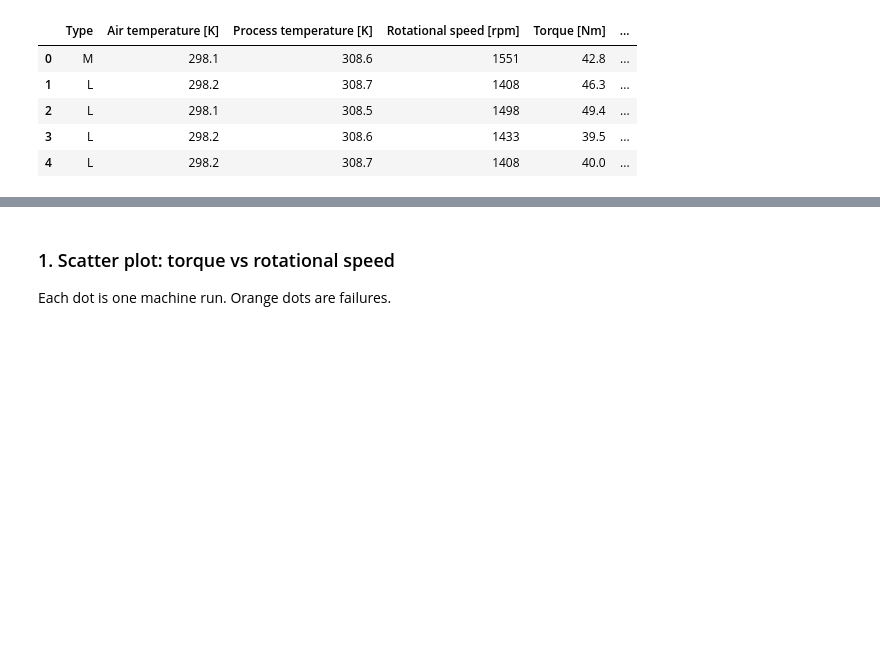
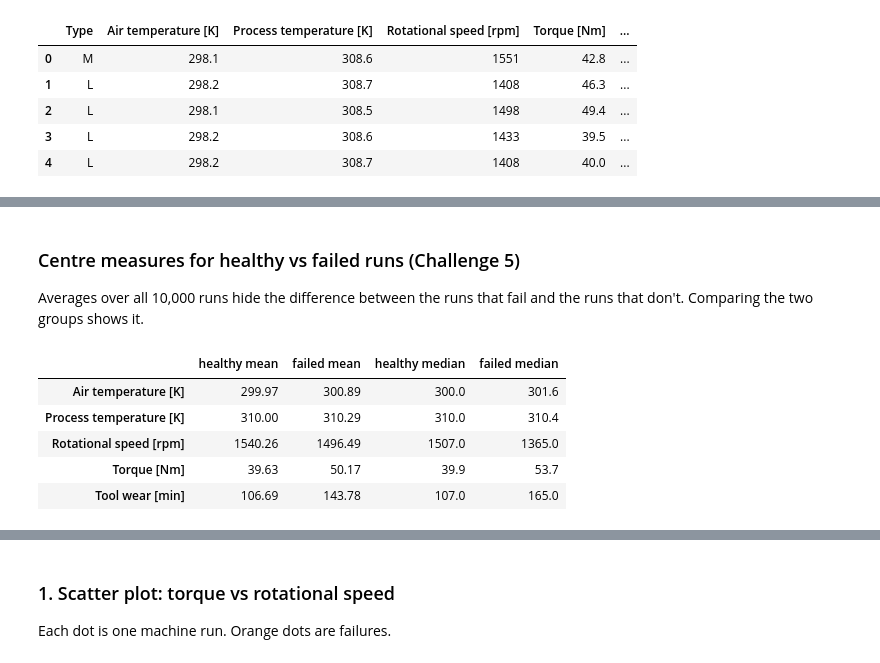
Before and after one commit to DavisenV/Group1-PROG8431-DataAnalysis, a Jupyter notebook: main.ipynb, the cells around one changed output, grey strips where cells are left out. Drawn from its saved outputs; the diff is of its cells as text; code cells hidden in the pictures; blank space fills up the shorter version.

```diff
--- a/main.ipynb
+++ b/main.ipynb
@@ -317,0 +407,14 @@ process to manage.
+# %% [markdown]
+### Centre measures for healthy vs failed runs (Challenge 5)
+
+Averages over all 10,000 runs hide the difference between the runs that fail and the runs that don't. Comparing the two groups shows it.
+# %%
+outcome_table = stats.central_tendency_by_outcome()
+outcome_table.round(2)
+# %% [output]
+|  | healthy mean | failed mean | healthy median | failed median |
+| Air temperature [K] | 299.97 | 300.89 | 300.0 | 301.6 |
+| Process temperature [K] | 310.00 | 310.29 | 310.0 | 310.4 |
+| Rotational speed [rpm] | 1540.26 | 1496.49 | 1507.0 | 1365.0 |
+| Torque [Nm] | 39.63 | 50.17 | 39.9 | 53.7 |
+| Tool wear [min] | 106.69 | 143.78 | 107.0 | 165.0 |
```
Also changed, not shown: parts of 54 cells of this notebook.
